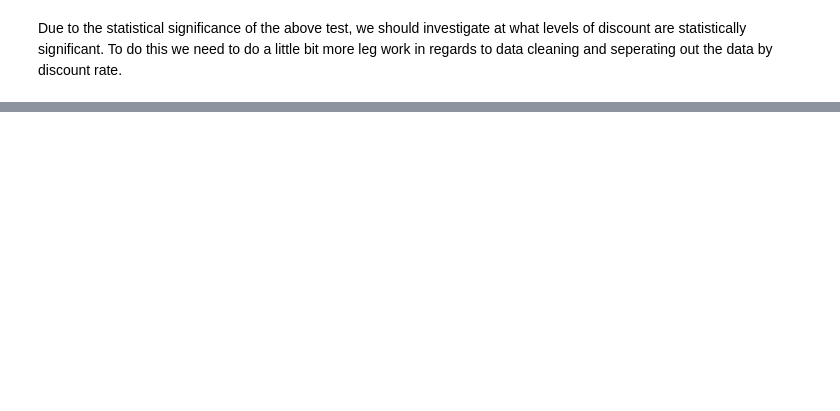
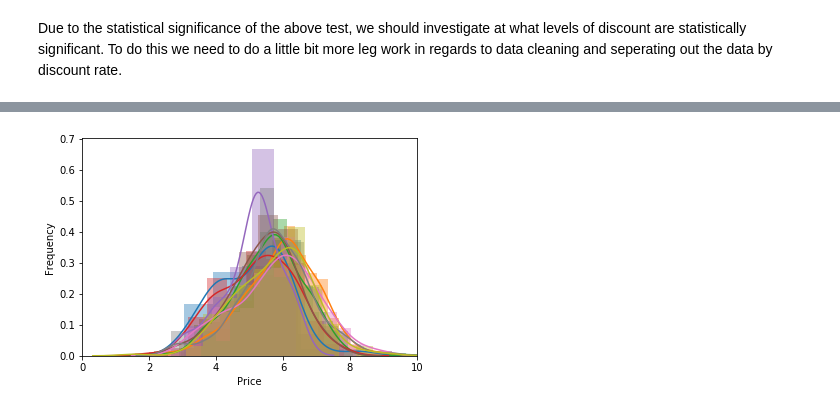
Before and after one commit to gabertooth/dsc-2-final-project-online-ds-pt-021119, a Jupyter notebook: Mod 2 Project Northwind Database Hypothesis Testing.ipynb, the cells around one changed output, grey strips where cells are left out. Saved outputs shown, nothing was run; the diff lists cells and outputs as text; code cells hidden in the pictures; blank space fills up the shorter version.

```diff
--- a/Mod 2 Project Northwind Database Hypothesis Testing.ipynb
+++ b/Mod 2 Project Northwind Database Hypothesis Testing.ipynb
@@ -200,0 +434,3 @@ territories= pd.read_sql_query('SELECT * FROM Shipper', engine)
+# %%
+df_price_region['Price']= np.log(df_price_region['UnitPrice']*df_price_region['Quantity']*(1-df_price_region['Discount']))
+df_price_region.head()
@@ -200,0 +444,8 @@ territories= pd.read_sql_query('SELECT * FROM Shipper', engine)
+# %%
+for region in set(df_price_region['Region']):
+    region_group = df_price_region.loc[df_price_region['Region'] == region]
+    sns.distplot(region_group['Price'])
+    plt.xlim(0,10)
+    plt.ylabel('Frequency')
+# %% [output]
+[figure, added]
```
Also changed, not shown: parts of 66 cells of this notebook, 1 other file.
